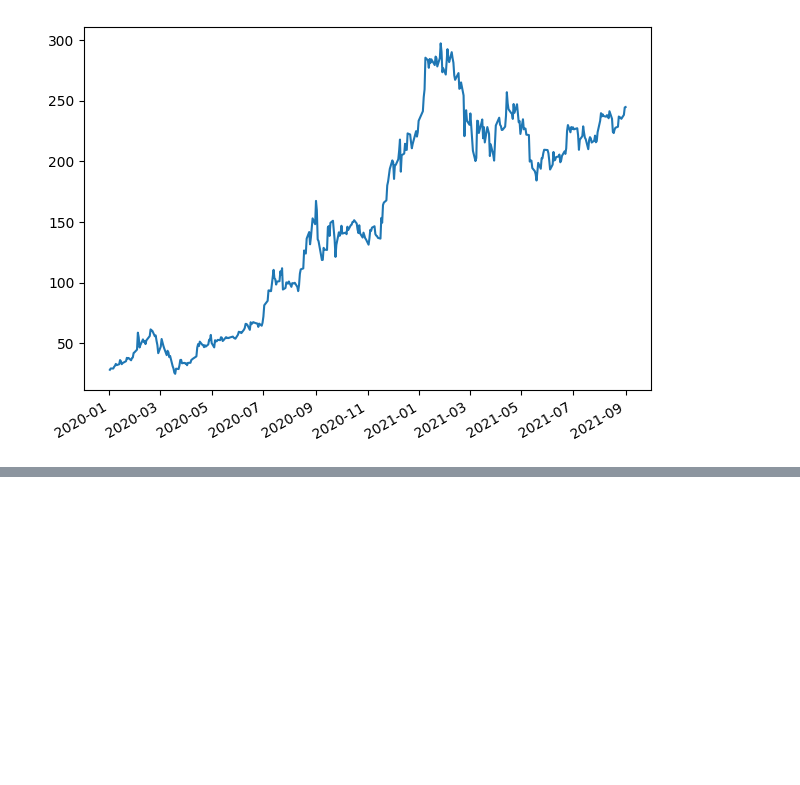
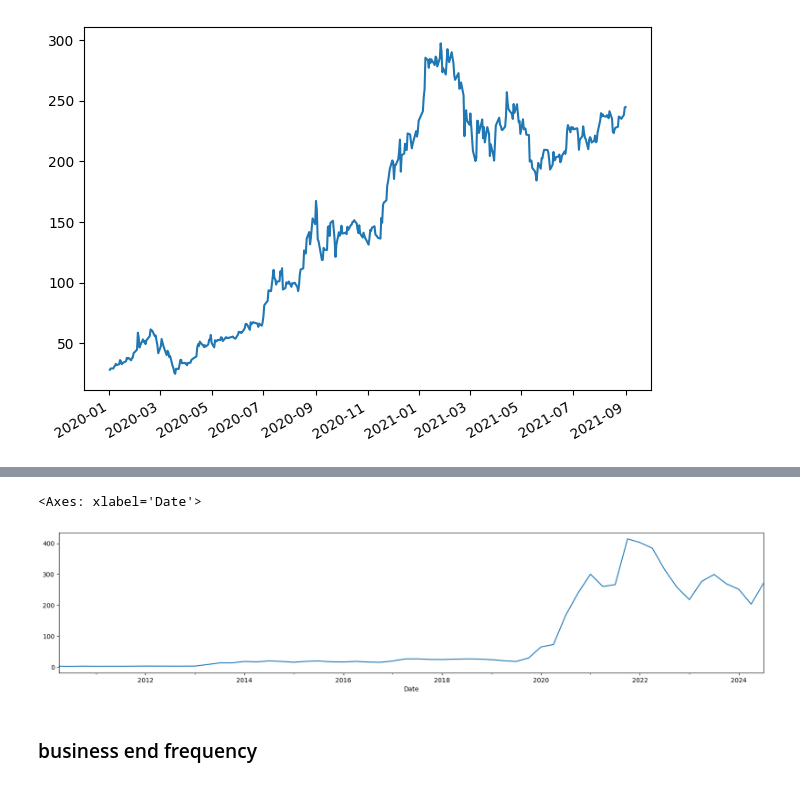
Before and after one commit to ThivaV/timeseries_cookbook, a Jupyter notebook: notebooks/tesla_stocks_eda_v1.0.ipynb, the cells around one changed output, grey strips where cells are left out. Drawn from its saved outputs; the diff is of its cells as text; code cells hidden in the pictures; blank space fills up the shorter version.

```diff
--- a/notebooks/tesla_stocks_eda_v1.0.ipynb
+++ b/notebooks/tesla_stocks_eda_v1.0.ipynb
@@ -128,0 +238,7 @@ axis.plot(idx, share_open)
+# %%
+df_tesla.resample(rule='QS').max()['High'].plot(figsize=(20, 4))
+# %% [output]
+<Axes: xlabel='Date'>
+[figure, added]
+# %% [markdown]
+### business end frequency
```
Also changed, not shown: parts of 36 cells of this notebook, 1 other file.
